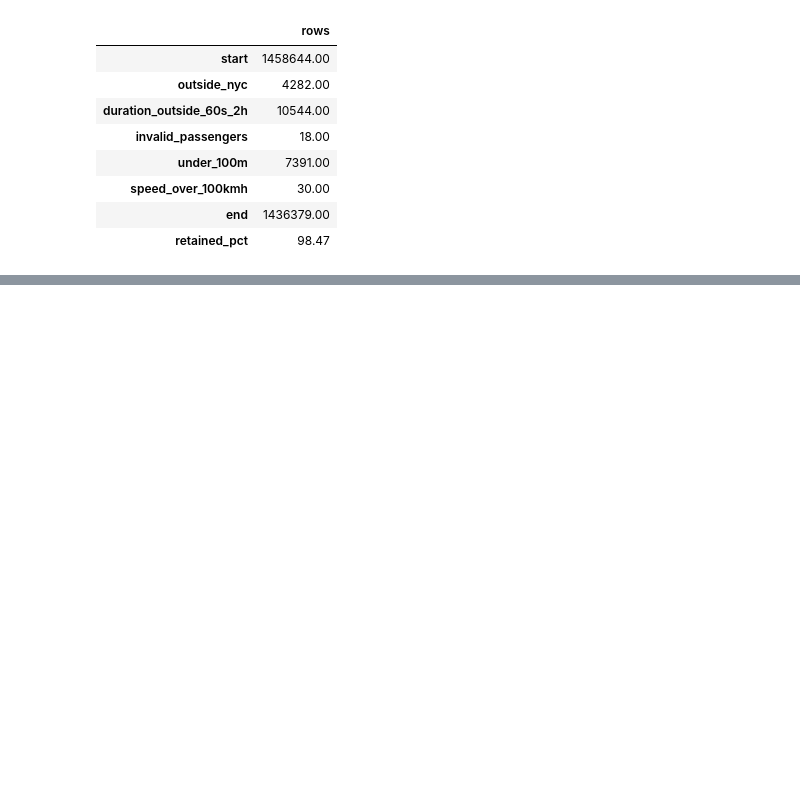
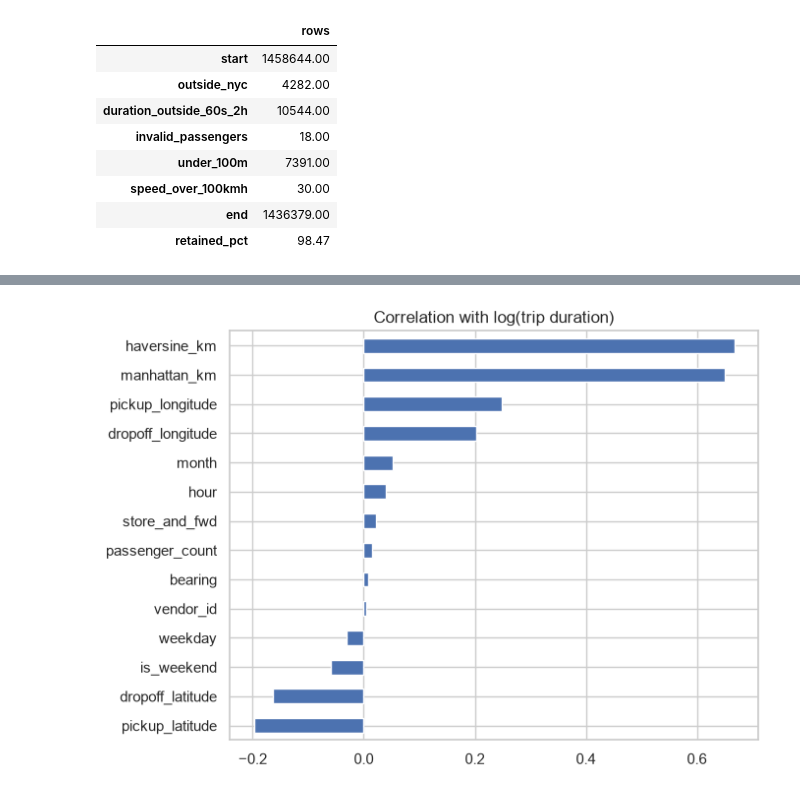
Before and after one commit to techirum/nyc-taxi-trip-duration-ml, a Jupyter notebook: notebooks/01_EDA_Preprocessing.ipynb, the cells around one changed output, grey strips where cells are left out. Saved outputs shown, nothing was run; the diff lists cells and outputs as text; code cells hidden in the pictures; blank space fills up the shorter version.

Commit message:
feat: engineer leakage-free distance, bearing and time features

```diff
--- a/notebooks/01_EDA_Preprocessing.ipynb
+++ b/notebooks/01_EDA_Preprocessing.ipynb
@@ -240,0 +256,35 @@ pd.Series(audit, name="rows").to_frame()
+# %%
+def manhattan_km(lat1, lon1, lat2, lon2):
+    # Distance travelled along a north-south leg plus an east-west leg
+    return haversine_km(lat1, lon1, lat2, lon1) + haversine_km(lat2, lon1, lat2, lon2)
+
+def bearing_deg(lat1, lon1, lat2, lon2):
+    # Compass direction from pickup to dropoff, in degrees (-180 to 180)
+    lat1, lon1, lat2, lon2 = map(np.radians, [lat1, lon1, lat2, lon2])
+    y = np.sin(lon2 - lon1) * np.cos(lat2)
+    x = np.cos(lat1) * np.sin(lat2) - np.sin(lat1) * np.cos(lat2) * np.cos(lon2 - lon1)
+    return np.degrees(np.arctan2(y, x))
+
+def add_features(data):
+    out = pd.DataFrame(index=data.index)
+    coords = ["pickup_latitude", "pickup_longitude", "dropoff_latitude", "dropoff_longitude"]
+    for c in coords:
+        out[c] = data[c]
+    args = [data[c] for c in coords]
+    out["haversine_km"] = haversine_km(*args)
+    out["manhattan_km"] = manhattan_km(*args)
+    out["bearing"] = bearing_deg(*args)
+    t = data["pickup_datetime"]
+    out["hour"] = t.dt.hour
+    out["weekday"] = t.dt.dayofweek
+    out["month"] = t.dt.month
+    out["is_weekend"] = (out["weekday"] >= 5).astype(int)
+    out["vendor_id"] = data["vendor_id"]
+    out["passenger_count"] = data["passenger_count"]
+    out["store_and_fwd"] = (data["store_and_fwd_flag"] == "Y").astype(int)
+    return out
+
+X_all = add_features(df_clean)      # features (inputs)
+y_all = df_clean["trip_duration"]   # target (what we predict)
+print("Features:", X_all.shape)
+X_all.describe().T.round(3)
@@ -240,0 +308,9 @@ pd.Series(audit, name="rows").to_frame()
+# %%
+# Correlation of each feature with log duration (exploration only)
+corr = X_all.assign(log_duration=np.log1p(y_all)).corr()["log_duration"].drop("log_duration").sort_values()
+corr.plot(kind="barh", figsize=(7, 5), title="Correlation with log(trip duration)")
+plt.tight_layout()
+plt.savefig("../report/figures/01_feature_correlation.png", dpi=150)
+plt.show()
+# %% [output]
+[figure, added]
```
Also changed, not shown: parts of 3 cells of this notebook.
